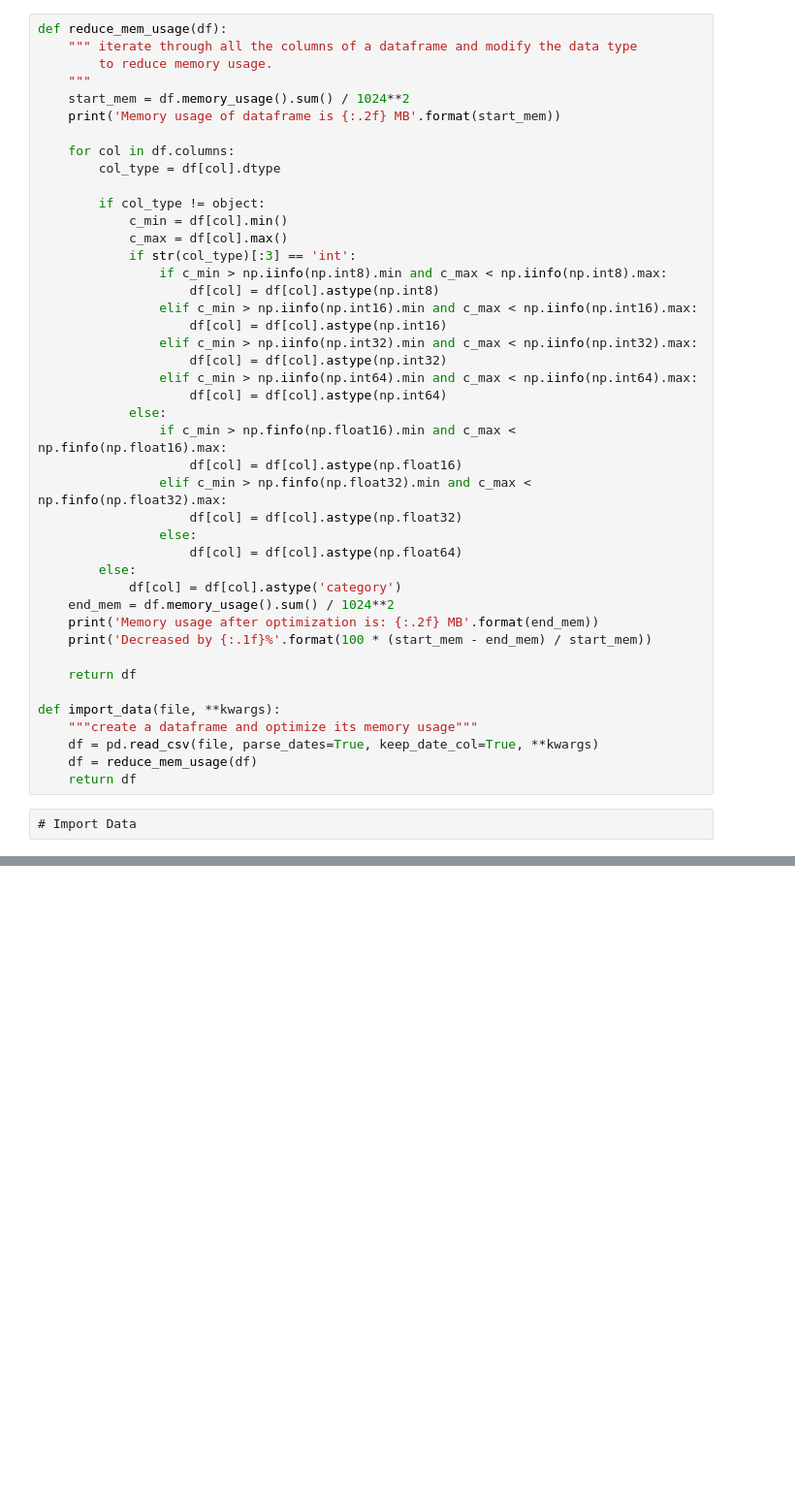
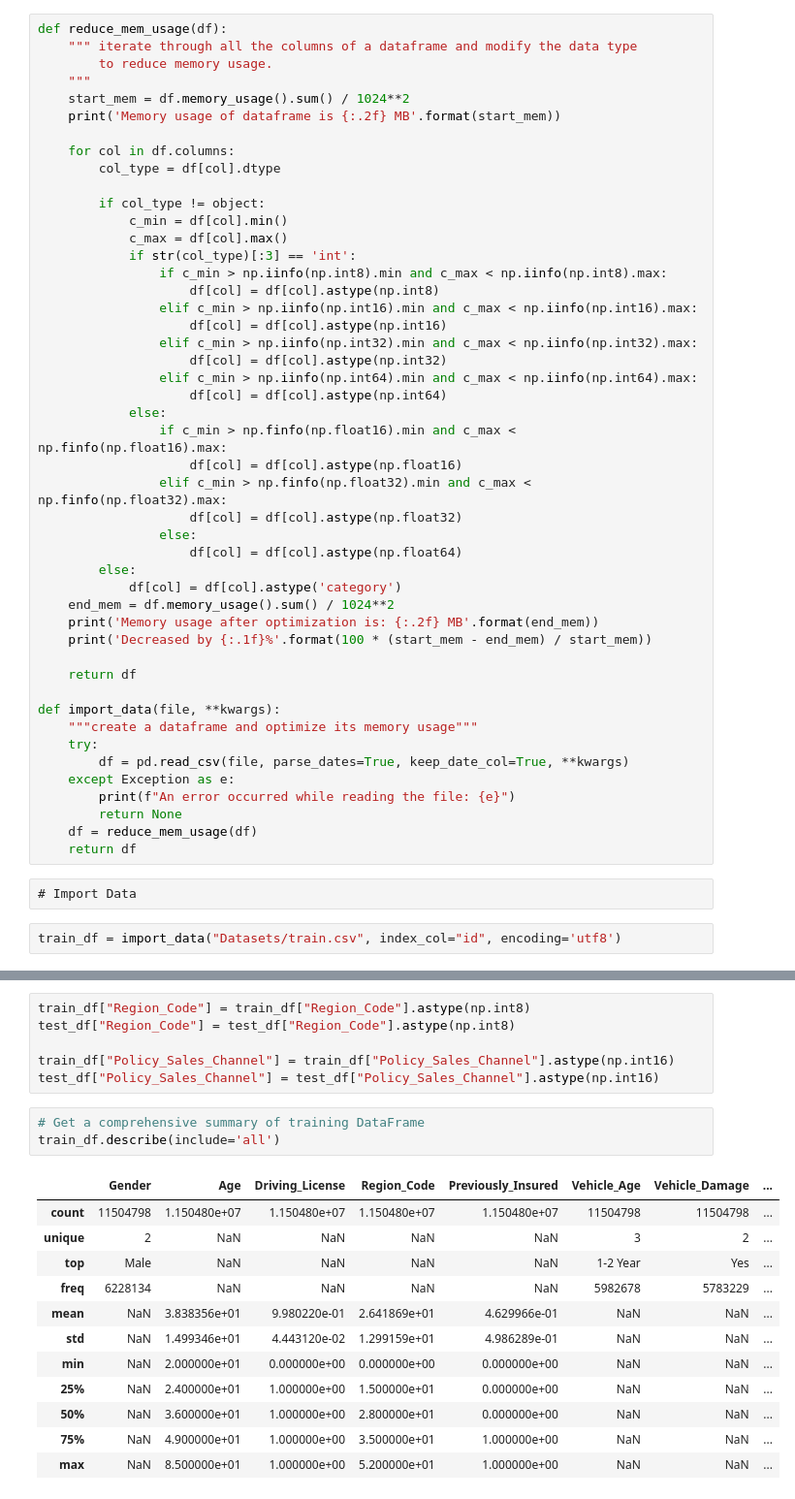
Before and after one commit to ariel055132/ML_DL, a Jupyter notebook: BinaryClassificationOfInsuranceCrossSelling/20240725_Prediction1.ipynb, the cells around one changed output, grey strips where cells are left out. Shown: that part at 97% size. Drawn from its saved outputs; the diff is of its cells as text; blank space fills up the shorter version.

```diff
--- a/BinaryClassificationOfInsuranceCrossSelling/20240725_Prediction1.ipynb
+++ b/BinaryClassificationOfInsuranceCrossSelling/20240725_Prediction1.ipynb
@@ -41,8 +41,14 @@ def reduce_mem_usage(df):
 
 def import_data(file, **kwargs):
     """create a dataframe and optimize its memory usage"""
-    df = pd.read_csv(file, parse_dates=True, keep_date_col=True, **kwargs)
+    try:
+        df = pd.read_csv(file, parse_dates=True, keep_date_col=True, **kwargs)
+    except Exception as e:
+        print(f"An error occurred while reading the file: {e}")
+        return None
     df = reduce_mem_usage(df)
     return df
 # %% [raw]
 # Import Data
+# %%
+train_df = import_data("Datasets/train.csv", index_col="id", encoding='utf8')
@@ -48,0 +65,22 @@ def import_data(file, **kwargs):
+# %%
+train_df["Region_Code"] = train_df["Region_Code"].astype(np.int8)
+test_df["Region_Code"] = test_df["Region_Code"].astype(np.int8)
+
+train_df["Policy_Sales_Channel"] = train_df["Policy_Sales_Channel"].astype(np.int16)
+test_df["Policy_Sales_Channel"] = test_df["Policy_Sales_Channel"].astype(np.int16)
+# %%
+# Get a comprehensive summary of training DataFrame
+train_df.describe(include='all')
+# %% [output]
+|  | Gender | Age | Driving_License | Region_Code | Previously_Insured | Vehicle_Age | Vehicle_Damage | ... |
+| count | 11504798 | 1.150480e+07 | 1.150480e+07 | 1.150480e+07 | 1.150480e+07 | 11504798 | 11504798 | ... |
+| unique | 2 | NaN | NaN | NaN | NaN | 3 | 2 | ... |
+| top | Male | NaN | NaN | NaN | NaN | 1-2 Year | Yes | ... |
+| freq | 6228134 | NaN | NaN | NaN | NaN | 5982678 | 5783229 | ... |
+| mean | NaN | 3.838356e+01 | 9.980220e-01 | 2.641869e+01 | 4.629966e-01 | NaN | NaN | ... |
+| std | NaN | 1.499346e+01 | 4.443120e-02 | 1.299159e+01 | 4.986289e-01 | NaN | NaN | ... |
+| min | NaN | 2.000000e+01 | 0.000000e+00 | 0.000000e+00 | 0.000000e+00 | NaN | NaN | ... |
+| 25% | NaN | 2.400000e+01 | 1.000000e+00 | 1.500000e+01 | 0.000000e+00 | NaN | NaN | ... |
+| 50% | NaN | 3.600000e+01 | 1.000000e+00 | 2.800000e+01 | 0.000000e+00 | NaN | NaN | ... |
+| 75% | NaN | 4.900000e+01 | 1.000000e+00 | 3.500000e+01 | 1.000000e+00 | NaN | NaN | ... |
+| max | NaN | 8.500000e+01 | 1.000000e+00 | 5.200000e+01 | 1.000000e+00 | NaN | NaN | ... |
```
Also changed, not shown: parts of 26 cells of this notebook.
